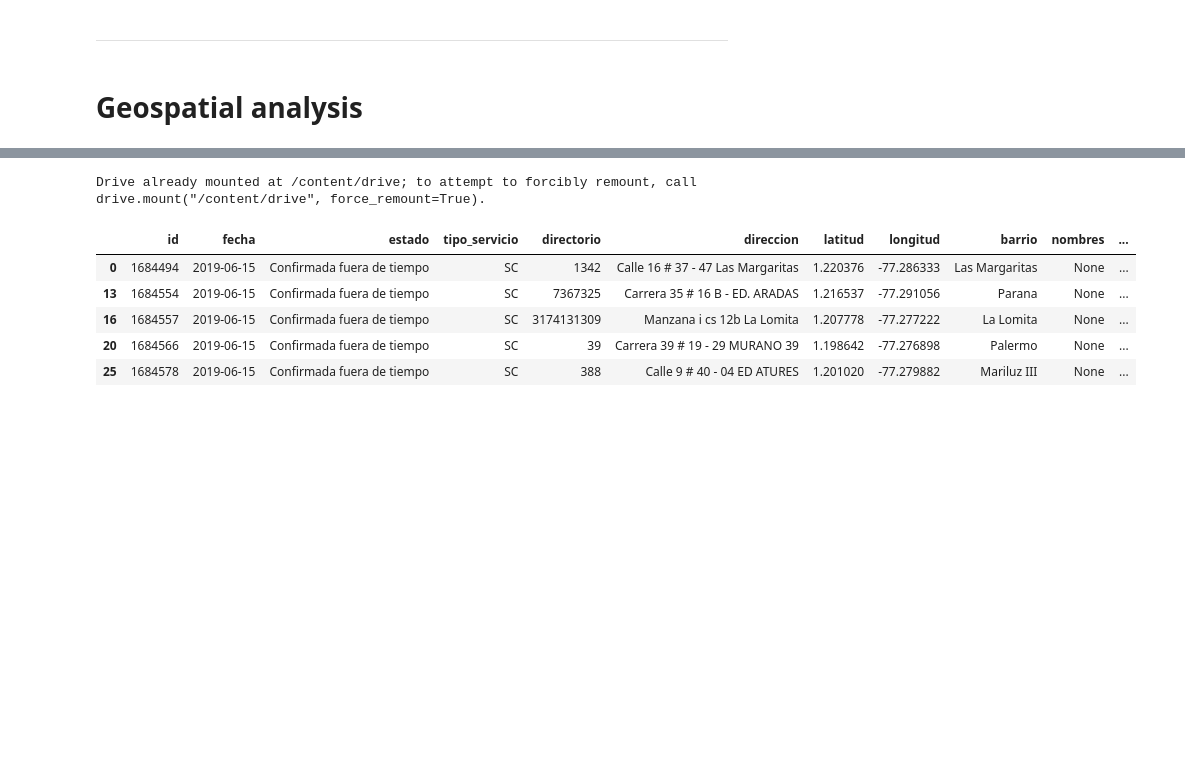
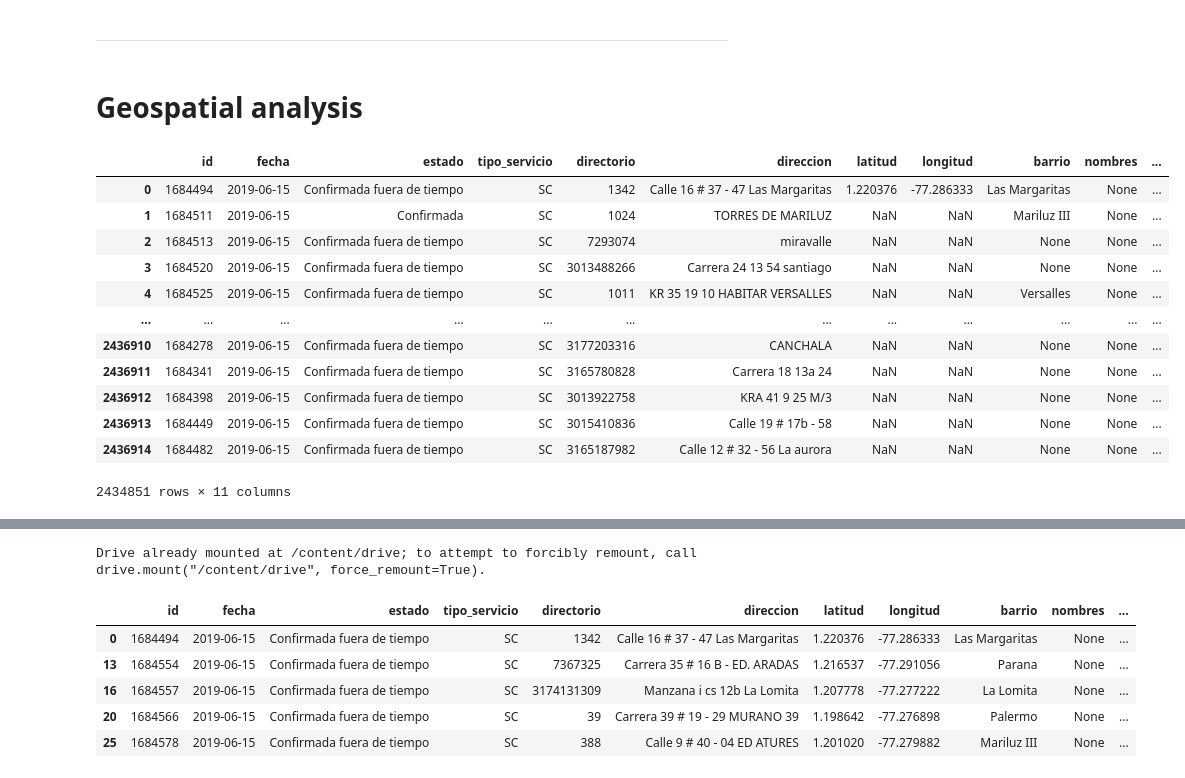
Before and after one commit to jjpizarro/datascience, a Jupyter notebook: EDA-project-ds4a.ipynb, the cells around one changed output, grey strips where cells are left out. Cells and saved outputs as stored; diff of their text form; code cells hidden in the pictures; blank space fills up the shorter version.

```diff
--- a/EDA-project-ds4a.ipynb
+++ b/EDA-project-ds4a.ipynb
@@ -419,3 +434,19 @@ Distribution of genero data
 ------------------
 # %% [markdown]
 # **Geospatial analysis**
+# %%
+df_taxisrcp
+# %% [output]
+|  | id | fecha | estado | tipo_servicio | directorio | direccion | latitud | longitud | barrio | nombres | ... |
+| 0 | 1684494 | 2019-06-15 | Confirmada fuera de tiempo | SC | 1342 | Calle 16 # 37 - 47 Las Margaritas | 1.220376 | -77.286333 | Las Margaritas | None | ... |
+| 1 | 1684511 | 2019-06-15 | Confirmada | SC | 1024 | TORRES DE MARILUZ | NaN | NaN | Mariluz III | None | ... |
+| 2 | 1684513 | 2019-06-15 | Confirmada fuera de tiempo | SC | 7293074 | miravalle | NaN | NaN | None | None | ... |
+| 3 | 1684520 | 2019-06-15 | Confirmada fuera de tiempo | SC | 3013488266 | Carrera 24 13 54 santiago | NaN | NaN | None | None | ... |
+| 4 | 1684525 | 2019-06-15 | Confirmada fuera de tiempo | SC | 1011 | KR 35 19 10 HABITAR VERSALLES | NaN | NaN | Versalles | None | ... |
+| ... | ... | ... | ... | ... | ... | ... | ... | ... | ... | ... | ... |
+| 2436910 | 1684278 | 2019-06-15 | Confirmada fuera de tiempo | SC | 3177203316 | CANCHALA | NaN | NaN | None | None | ... |
+| 2436911 | 1684341 | 2019-06-15 | Confirmada fuera de tiempo | SC | 3165780828 | Carrera 18 13a 24 | NaN | NaN | None | None | ... |
+| 2436912 | 1684398 | 2019-06-15 | Confirmada fuera de tiempo | SC | 3013922758 | KRA 41 9 25 M/3 | NaN | NaN | None | None | ... |
+| 2436913 | 1684449 | 2019-06-15 | Confirmada fuera de tiempo | SC | 3015410836 | Calle 19 # 17b - 58 | NaN | NaN | None | None | ... |
+| 2436914 | 1684482 | 2019-06-15 | Confirmada fuera de tiempo | SC | 3165187982 | Calle 12 # 32 - 56 La aurora | NaN | NaN | None | None | ... |
+2434851 rows × 11 columns
```
Also changed, not shown: parts of 13 cells of this notebook.
